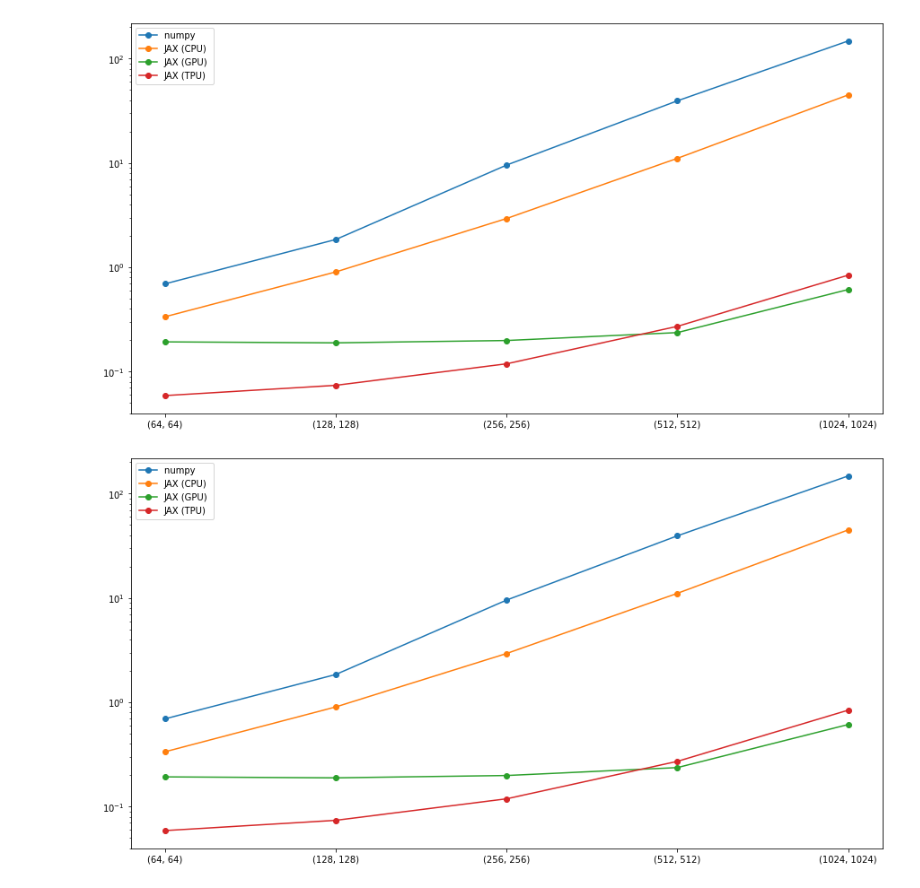
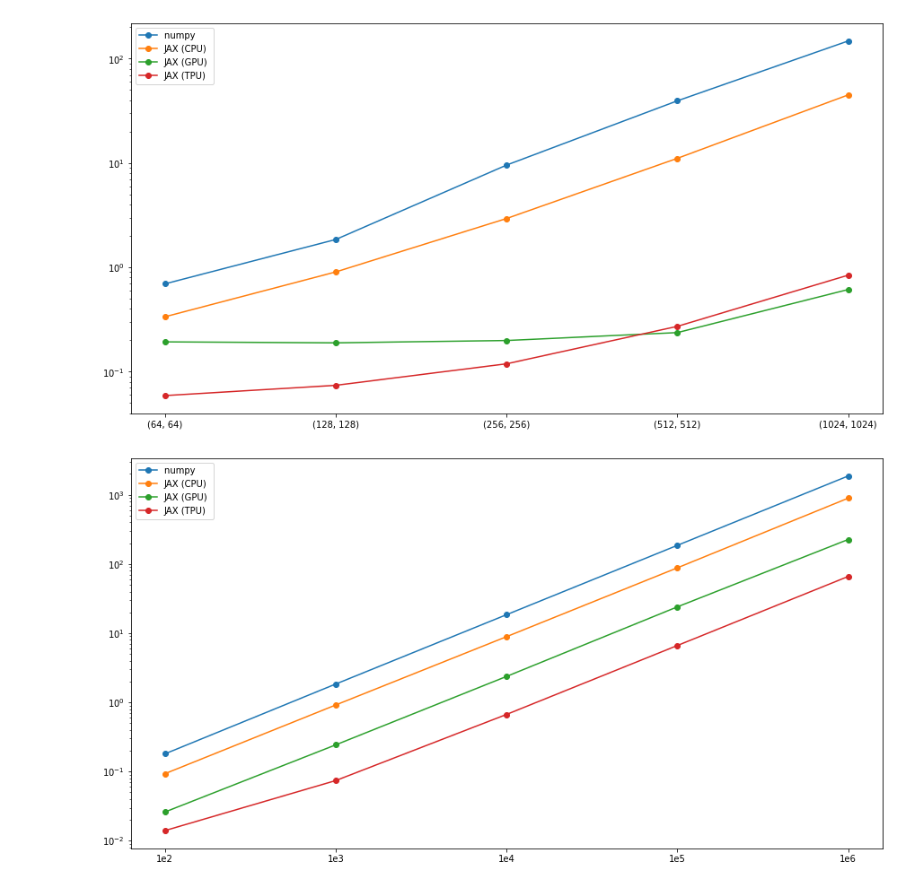
Before and after one commit to epignatelli/cardiax, a Jupyter notebook: plot.ipynb, the cells around one changed output. Drawn from its saved outputs; the diff is of its cells as text; code cells hidden in the pictures.

```diff
--- a/plot.ipynb
+++ b/plot.ipynb
@@ -34,11 +34,11 @@ fig.savefig("results/field_size.png")
 # %%
 iterations = b"""framework/iterations	1e2 	1e3 	1e4 	1e5 	1e6
 numpy 	0.180 	1.84 	18.5 	186.0 	1872.0
 JAX (CPU) 	0.093 	0.916 	8.9 	88.0 	894.0
 JAX (GPU) 	0.026 	0.243 	2.37 	24.0 	226.0
 JAX (TPU) 	0.014 	0.074 	0.669 	6.63 	66.0
 """
-fig, ax = plot(field_size)
+fig, ax = plot(iterations)
 fig.savefig("results/iterations.png")
 # %% [output]
-[figure, old version]
+[figure, new version]
```
Also changed, not shown: 1 other file.
